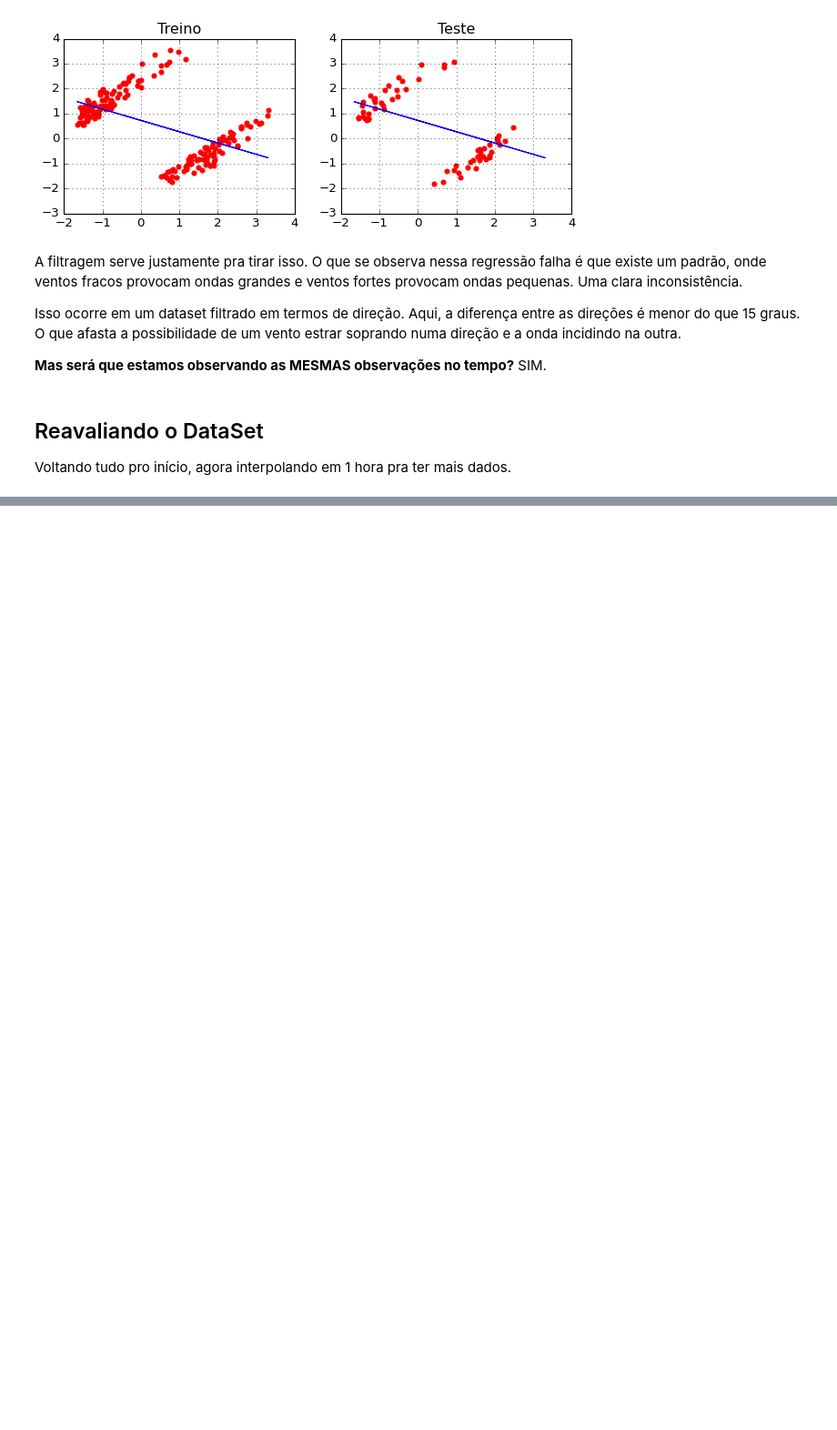
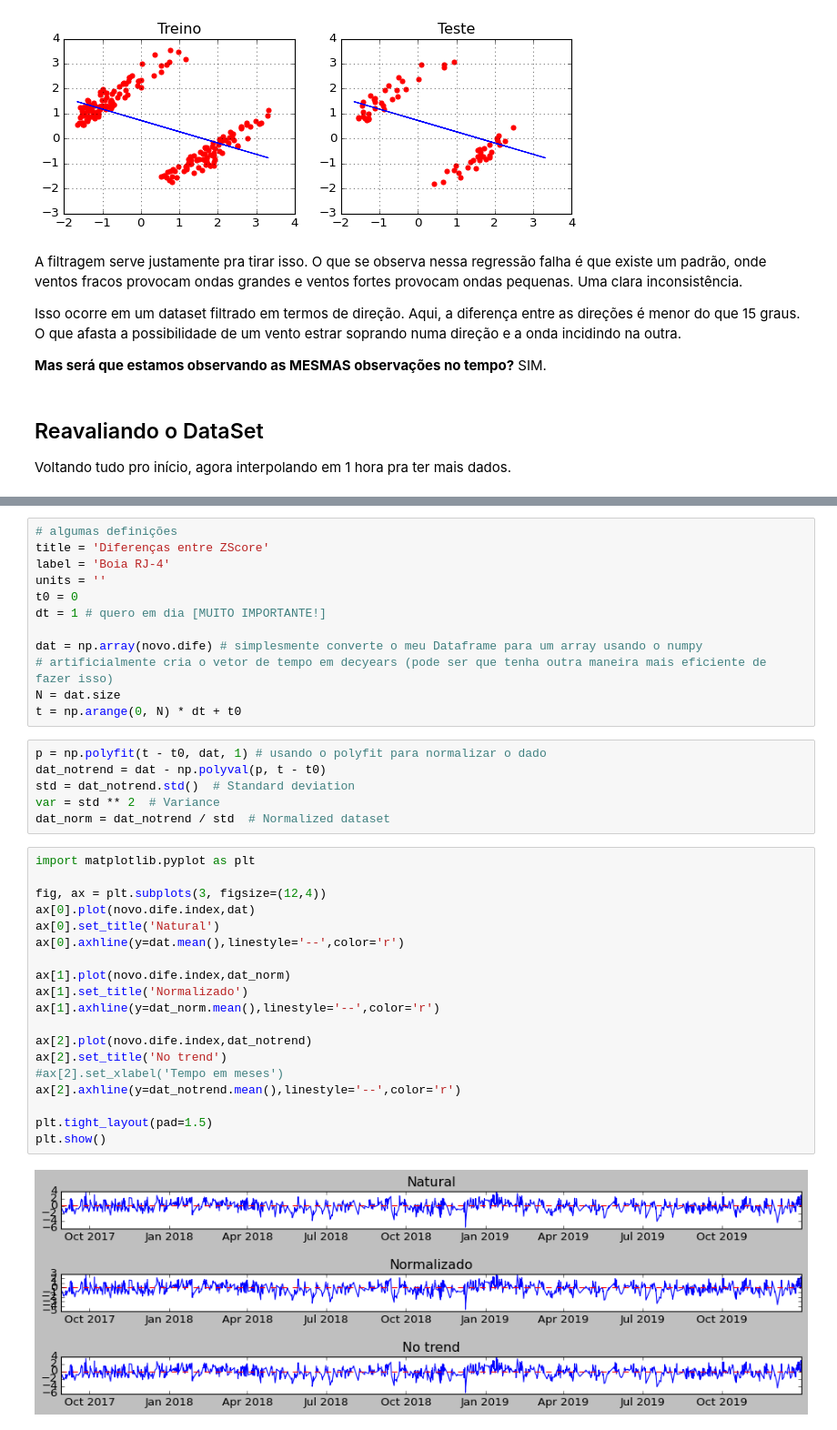
Before and after one commit to jonatanriq/oceanografia, a Jupyter notebook: analise_simcosta_ipanema.ipynb, the cells around one changed output, grey strips where cells are left out. Shown at 91% size. Saved outputs shown, nothing was run; the diff lists cells and outputs as text; blank space fills up the shorter version.

```diff
--- a/analise_simcosta_ipanema.ipynb
+++ b/analise_simcosta_ipanema.ipynb
@@ -625,0 +748,39 @@ novo
+# %%
+# algumas definições
+title = 'Diferenças entre ZScore'
+label = 'Boia RJ-4'
+units = ''
+t0 = 0
+dt = 1 # quero em dia [MUITO IMPORTANTE!]
+
+dat = np.array(novo.dife) # simplesmente converte o meu Dataframe para um array usando o numpy
+# artificialmente cria o vetor de tempo em decyears (pode ser que tenha outra maneira mais eficiente de fazer isso)
+N = dat.size
+t = np.arange(0, N) * dt + t0
+# %%
+p = np.polyfit(t - t0, dat, 1) # usando o polyfit para normalizar o dado
+dat_notrend = dat - np.polyval(p, t - t0)
+std = dat_notrend.std()  # Standard deviation
+var = std ** 2  # Variance
+dat_norm = dat_notrend / std  # Normalized dataset
+# %%
+import matplotlib.pyplot as plt
+
+fig, ax = plt.subplots(3, figsize=(12,4))
+ax[0].plot(novo.dife.index,dat)
+ax[0].set_title('Natural')
+ax[0].axhline(y=dat.mean(),linestyle='--',color='r')
+
+ax[1].plot(novo.dife.index,dat_norm)
+ax[1].set_title('Normalizado')
+ax[1].axhline(y=dat_norm.mean(),linestyle='--',color='r')
+
+ax[2].plot(novo.dife.index,dat_notrend)
+ax[2].set_title('No trend')
+#ax[2].set_xlabel('Tempo em meses')
+ax[2].axhline(y=dat_notrend.mean(),linestyle='--',color='r')
+
+plt.tight_layout(pad=1.5)
+plt.show()
+# %% [output]
+[figure, added]
```
Also changed, not shown: parts of 17 cells of this notebook.
